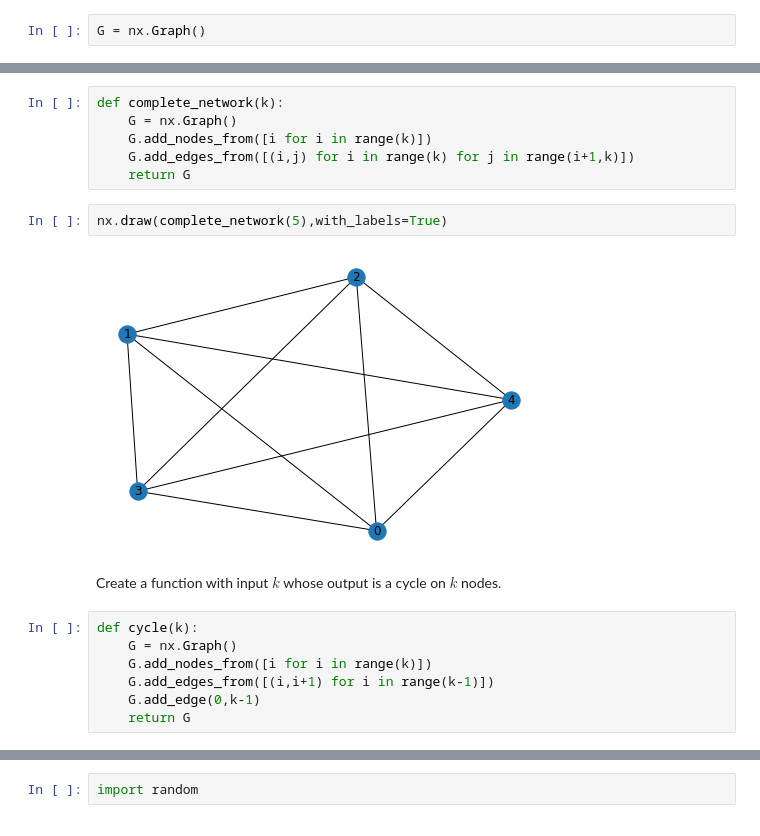
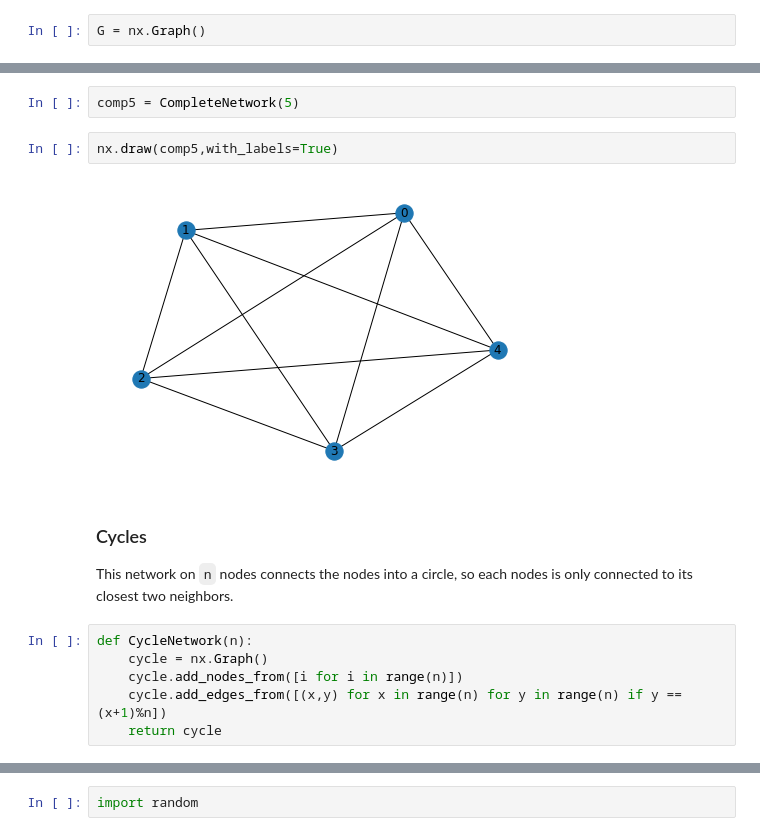
Before and after one commit to rahollis/rahollis.github.io, a Jupyter notebook: _static/week9_in_class.ipynb, the cells around one changed output, grey strips where cells are left out. Saved outputs shown, nothing was run; the diff lists cells and outputs as text.

```diff
--- a/_static/week9_in_class.ipynb
+++ b/_static/week9_in_class.ipynb
@@ -56,19 +77,16 @@ Function with input $k$ and output the complete network on $k$ nodes.
+# %%
+comp5 = CompleteNetwork(5)
+# %%
+nx.draw(comp5,with_labels=True)
+# %% [output]
+[figure, added]
+# %% [markdown]
+### Cycles
+
+This network on `n` nodes connects the nodes into a circle, so each nodes is only connected to its closest two neighbors.
 # %%
-def complete_network(k):
-    G = nx.Graph()
-    G.add_nodes_from([i for i in range(k)])
-    G.add_edges_from([(i,j) for i in range(k) for j in range(i+1,k)])
-    return G
+def CycleNetwork(n):
+    cycle = nx.Graph()
+    cycle.add_nodes_from([i for i in range(n)])
+    cycle.add_edges_from([(x,y) for x in range(n) for y in range(n) if y == (x+1)%n])
+    return cycle
-# %%
-nx.draw(complete_network(5),with_labels=True)
-# %% [output]
-[figure, removed]
-# %% [markdown]
-Create a function with input $k $ whose output is a cycle on $ k $ nodes.
-# %%
-def cycle(k):
-    G = nx.Graph()
-    G.add_nodes_from([i for i in range(k)])
-    G.add_edges_from([(i,i+1) for i in range(k-1)])
-    G.add_edge(0,k-1)
-    return G
```
Also changed, not shown: parts of 47 cells of this notebook, 21 other files.
